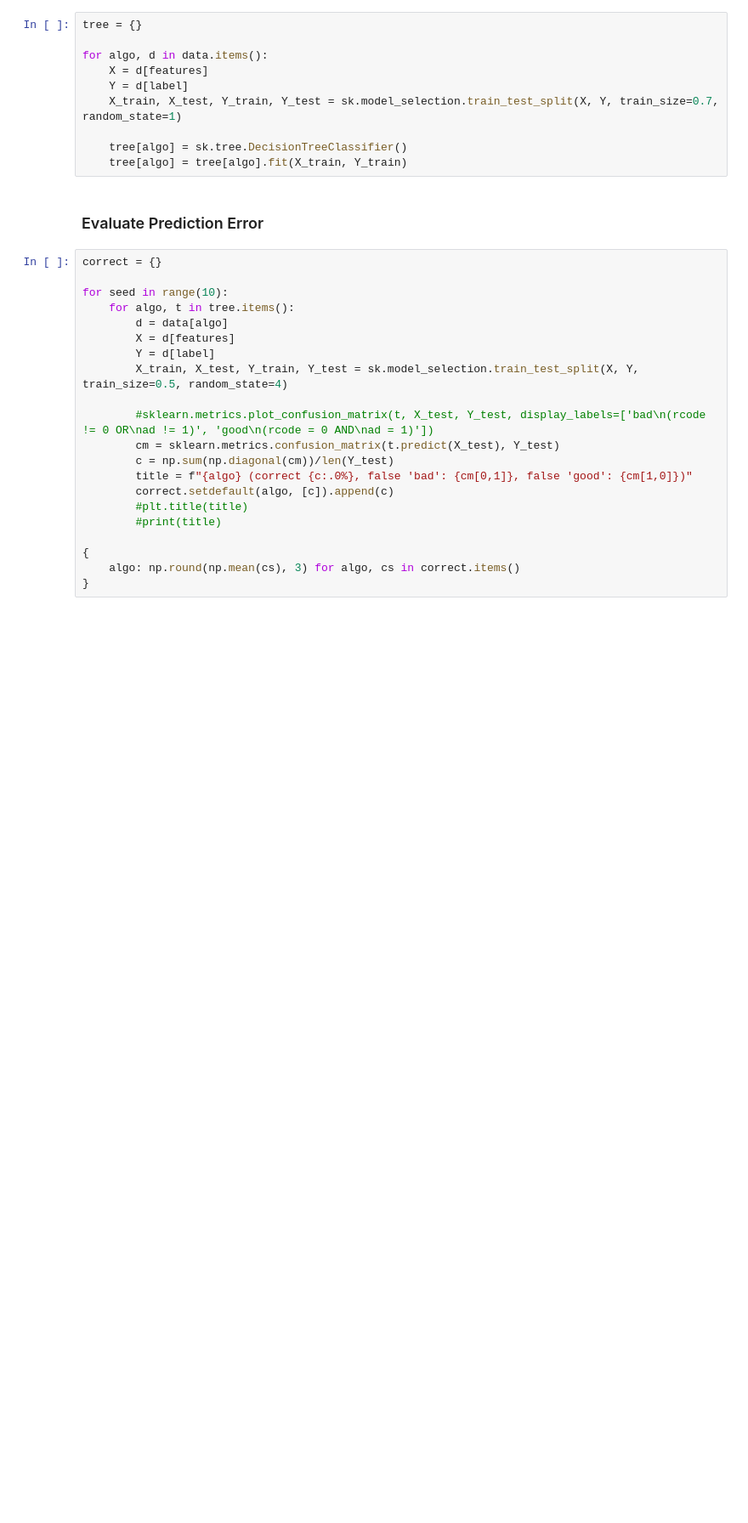
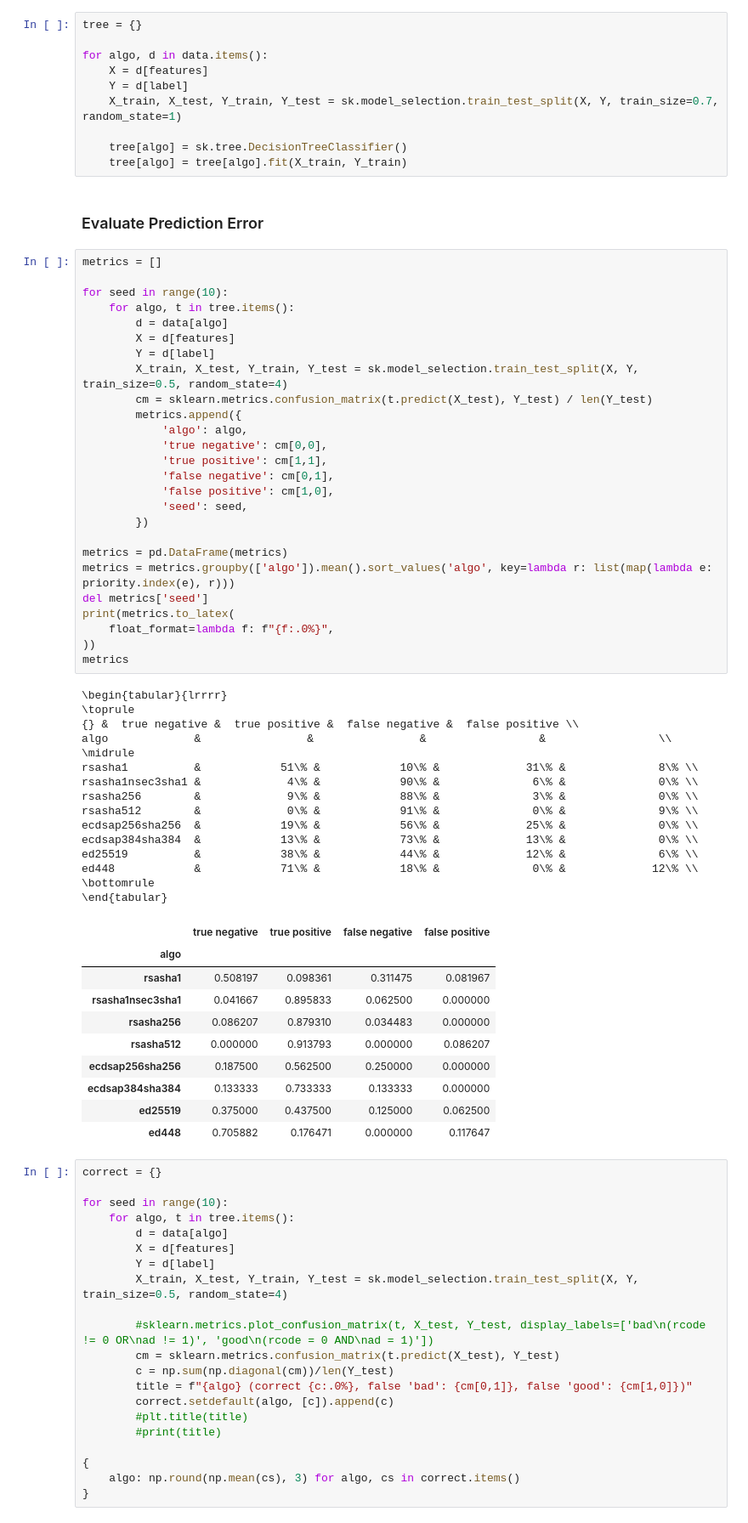
Before and after one commit to nils-wisiol/dns-downgrade-attack, a Jupyter notebook: analysis/Predicting Resolver Response Code Based on Query Headers and Zone Information.ipynb, the cells around one changed output. Shown at 85% size. Cells and saved outputs as stored; diff of their text form; blank space fills up the shorter version.

```diff
--- a/analysis/Predicting Resolver Response Code Based on Query Headers and Zone Information.ipynb
+++ b/analysis/Predicting Resolver Response Code Based on Query Headers and Zone Information.ipynb
@@ -80,6 +82,58 @@ for algo, d in data.items():
     tree[algo] = tree[algo].fit(X_train, Y_train)
 # %% [markdown]
 ### Evaluate Prediction Error
+# %%
+metrics = []
+
+for seed in range(10):
+    for algo, t in tree.items():
+        d = data[algo]
+        X = d[features]
+        Y = d[label]
+        X_train, X_test, Y_train, Y_test = sk.model_selection.train_test_split(X, Y, train_size=0.5, random_state=4)
+        cm = sklearn.metrics.confusion_matrix(t.predict(X_test), Y_test) / len(Y_test)
+        metrics.append({
+            'algo': algo,
+            'true negative': cm[0,0],
+            'true positive': cm[1,1],
+            'false negative': cm[0,1],
+            'false positive': cm[1,0],
+            'seed': seed,
+        })
+
+metrics = pd.DataFrame(metrics)
+metrics = metrics.groupby(['algo']).mean().sort_values('algo', key=lambda r: list(map(lambda e: priority.index(e), r)))
+del metrics['seed']
+print(metrics.to_latex(
+    float_format=lambda f: f"{f:.0%}",
+))
+metrics
+# %% [output]
+\begin{tabular}{lrrrr}
+\toprule
+{} &  true negative &  true positive &  false negative &  false positive \\
+algo             &                &                &                 &                 \\
+\midrule
+rsasha1          &            51\% &            10\% &             31\% &              8\% \\
+rsasha1nsec3sha1 &             4\% &            90\% &              6\% &              0\% \\
+rsasha256        &             9\% &            88\% &              3\% &              0\% \\
+rsasha512        &             0\% &            91\% &              0\% &              9\% \\
+ecdsap256sha256  &            19\% &            56\% &             25\% &              0\% \\
+ecdsap384sha384  &            13\% &            73\% &             13\% &              0\% \\
+ed25519          &            38\% &            44\% &             12\% &              6\% \\
+ed448            &            71\% &            18\% &              0\% &             12\% \\
+\bottomrule
+\end{tabular}
+|  | true negative | true positive | false negative | false positive |
+| algo |  |  |  |  |
+| rsasha1 | 0.508197 | 0.098361 | 0.311475 | 0.081967 |
+| rsasha1nsec3sha1 | 0.041667 | 0.895833 | 0.062500 | 0.000000 |
+| rsasha256 | 0.086207 | 0.879310 | 0.034483 | 0.000000 |
+| rsasha512 | 0.000000 | 0.913793 | 0.000000 | 0.086207 |
+| ecdsap256sha256 | 0.187500 | 0.562500 | 0.250000 | 0.000000 |
+| ecdsap384sha384 | 0.133333 | 0.733333 | 0.133333 | 0.000000 |
+| ed25519 | 0.375000 | 0.437500 | 0.125000 | 0.062500 |
+| ed448 | 0.705882 | 0.176471 | 0.000000 | 0.117647 |
 # %%
 correct = {}
 
```
Also changed, not shown: parts of 2 cells of this notebook.
